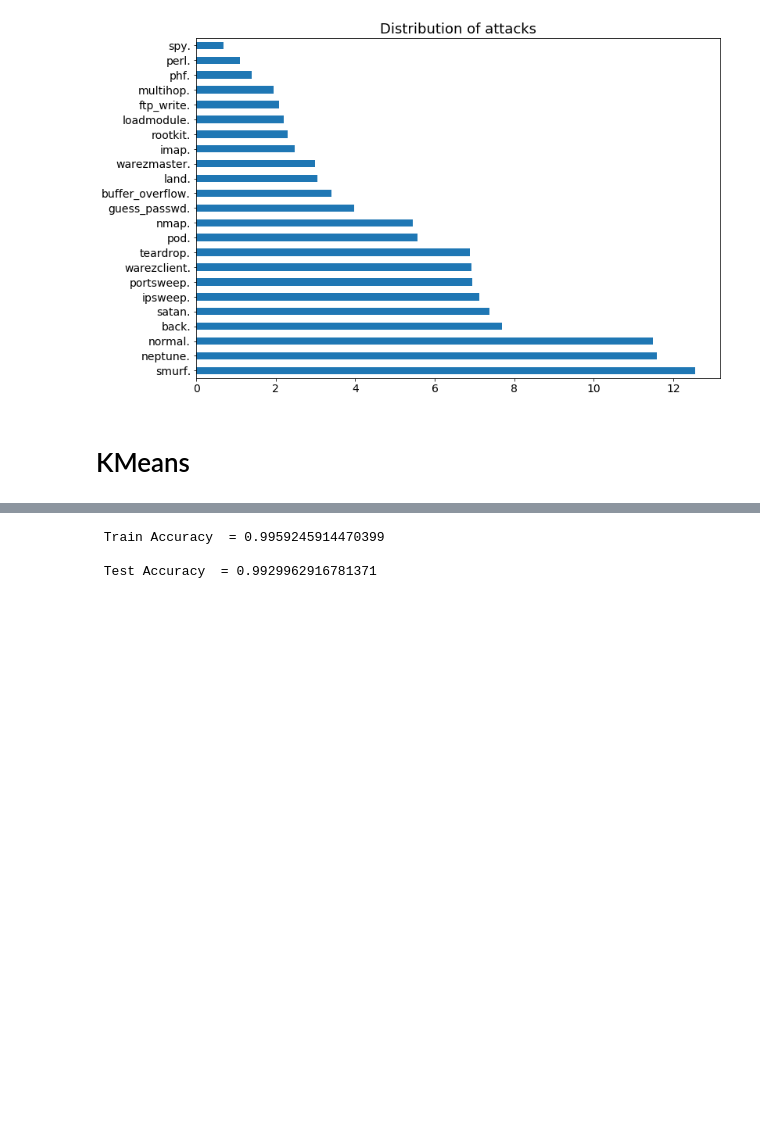
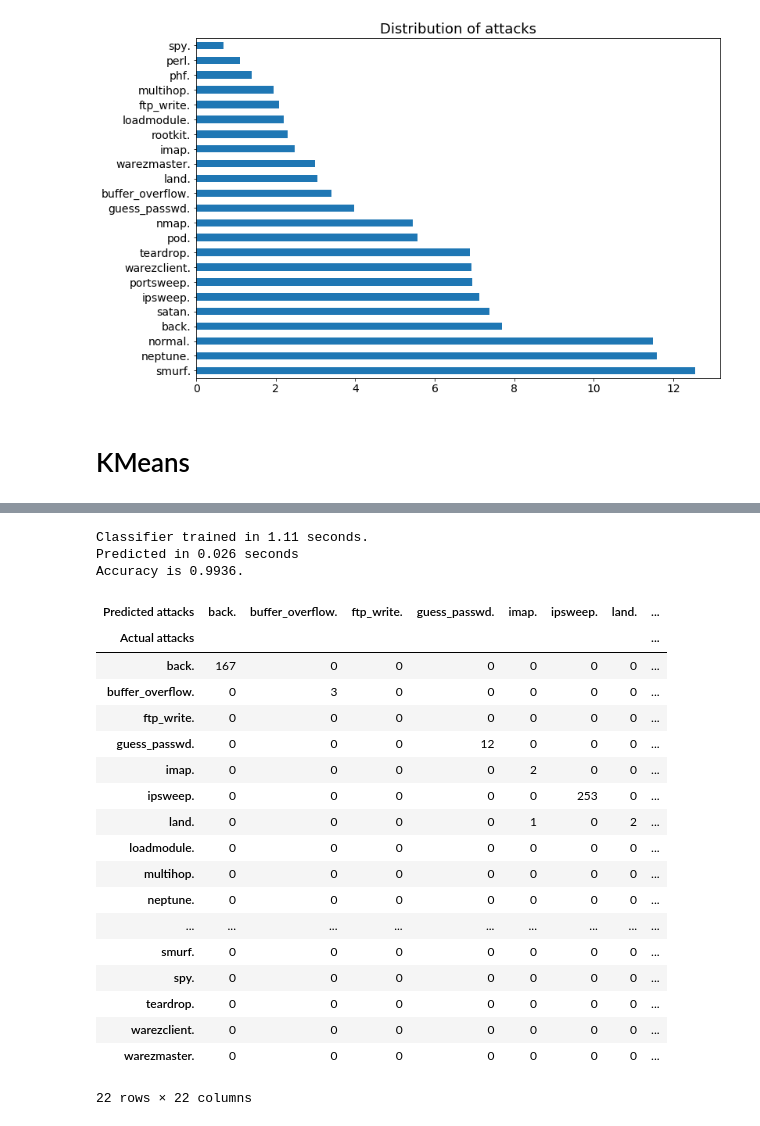
Before and after one commit to rohanvgori/CS6220_Final_Project, a Jupyter notebook: Final_project.ipynb, the cells around one changed output, grey strips where cells are left out. Drawn from its saved outputs; the diff is of its cells as text; code cells hidden in the pictures; blank space fills up the shorter version.

```diff
--- a/Final_project.ipynb
+++ b/Final_project.ipynb
@@ -151,7 +151,3 @@ y_test.shape
 X_test.shape[0]+ X_train.shape[0]
 # %% [output]
 494021
-# %%
-from sklearn import svm
-clf = svm.SVC()
-clf.fit(X_train, y_train)
@@ -273,19 +270 @@ buffer_overflow.       0.00      0.00      0.00        30
     weighted avg       0.98      0.99      0.98    494021
-# %%
-import sklearn.tree as tree
-
-model = tree.DecisionTreeClassifier()
-# training the model
-model.fit(X_train, y_train)
-
-
-# calculate train and test errors
-tr_acc = model.score(X_train, y_train)
-te_acc = model.score(X_test, y_test)
-
-print("\n Train Accuracy  = " + str(tr_acc))
-print("\n Test Accuracy  = " + str(te_acc))
-# %% [output]
- Train Accuracy  = 0.9959245914470399
-
- Test Accuracy  = 0.9929962916781371
@@ -291,0 +296,50 @@ print("\n Test Accuracy  = " + str(te_acc))
+# %%
+import sklearn.tree as tree
+
+model = tree.DecisionTreeClassifier()
+# training the model
+t0 = time()
+model.fit(X_train, y_train)
+tt = time() - t0
+print ("Classifier trained in {} seconds.".format(round(tt, 3)))
+
+
+
+t0 = time()
+pred = model.predict(X_test)
+tt = time() - t0
+print ("Predicted in {} seconds".format(round(tt,3)))
+
+from sklearn.metrics import accuracy_score
+
+acc = accuracy_score(pred, y_test)
+print ("Accuracy is {}.".format(round(acc,4)))
+
+
+# classification_report = classification_report(y_test, pred)
+# print("\n\nClassification Scores: \n\n {}".format((classification_report)))
+
+pd.crosstab(y_test, pred, rownames=['Actual attacks'], colnames=['Predicted attacks'])
+# %% [output]
+Classifier trained in 1.11 seconds.
+Predicted in 0.026 seconds
+Accuracy is 0.9936.
+| Predicted attacks | back. | buffer_overflow. | ftp_write. | guess_passwd. | imap. | ipsweep. | land. | ... |
+| Actual attacks |  |  |  |  |  |  |  | ... |
+| back. | 167 | 0 | 0 | 0 | 0 | 0 | 0 | ... |
+| buffer_overflow. | 0 | 3 | 0 | 0 | 0 | 0 | 0 | ... |
+| ftp_write. | 0 | 0 | 0 | 0 | 0 | 0 | 0 | ... |
+| guess_passwd. | 0 | 0 | 0 | 12 | 0 | 0 | 0 | ... |
+| imap. | 0 | 0 | 0 | 0 | 2 | 0 | 0 | ... |
+| ipsweep. | 0 | 0 | 0 | 0 | 0 | 253 | 0 | ... |
+| land. | 0 | 0 | 0 | 0 | 1 | 0 | 2 | ... |
+| loadmodule. | 0 | 0 | 0 | 0 | 0 | 0 | 0 | ... |
+| multihop. | 0 | 0 | 0 | 0 | 0 | 0 | 0 | ... |
+| neptune. | 0 | 0 | 0 | 0 | 0 | 0 | 0 | ... |
+| ... | ... | ... | ... | ... | ... | ... | ... | ... |
+| smurf. | 0 | 0 | 0 | 0 | 0 | 0 | 0 | ... |
+| spy. | 0 | 0 | 0 | 0 | 0 | 0 | 0 | ... |
+| teardrop. | 0 | 0 | 0 | 0 | 0 | 0 | 0 | ... |
+| warezclient. | 0 | 0 | 0 | 0 | 0 | 0 | 0 | ... |
+| warezmaster. | 0 | 0 | 0 | 0 | 0 | 0 | 0 | ... |
+22 rows × 22 columns
```
Also changed, not shown: parts of 10 cells of this notebook.
